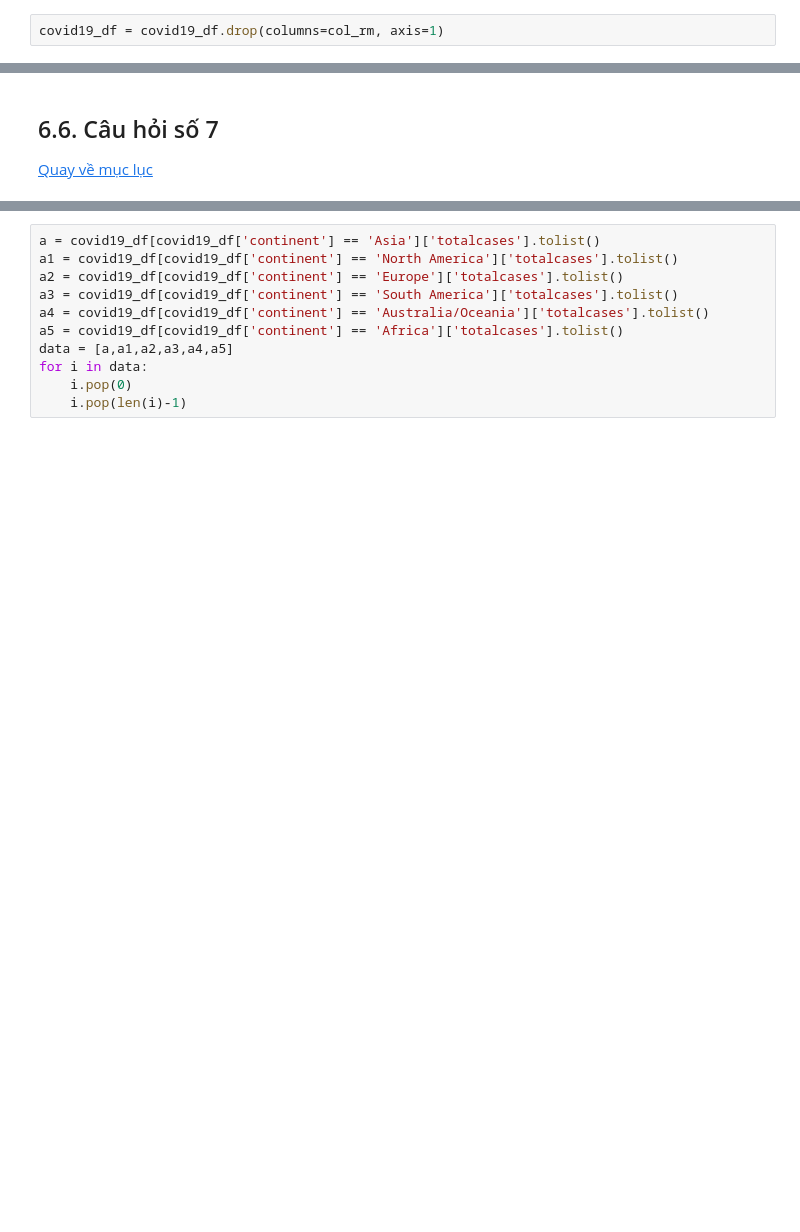
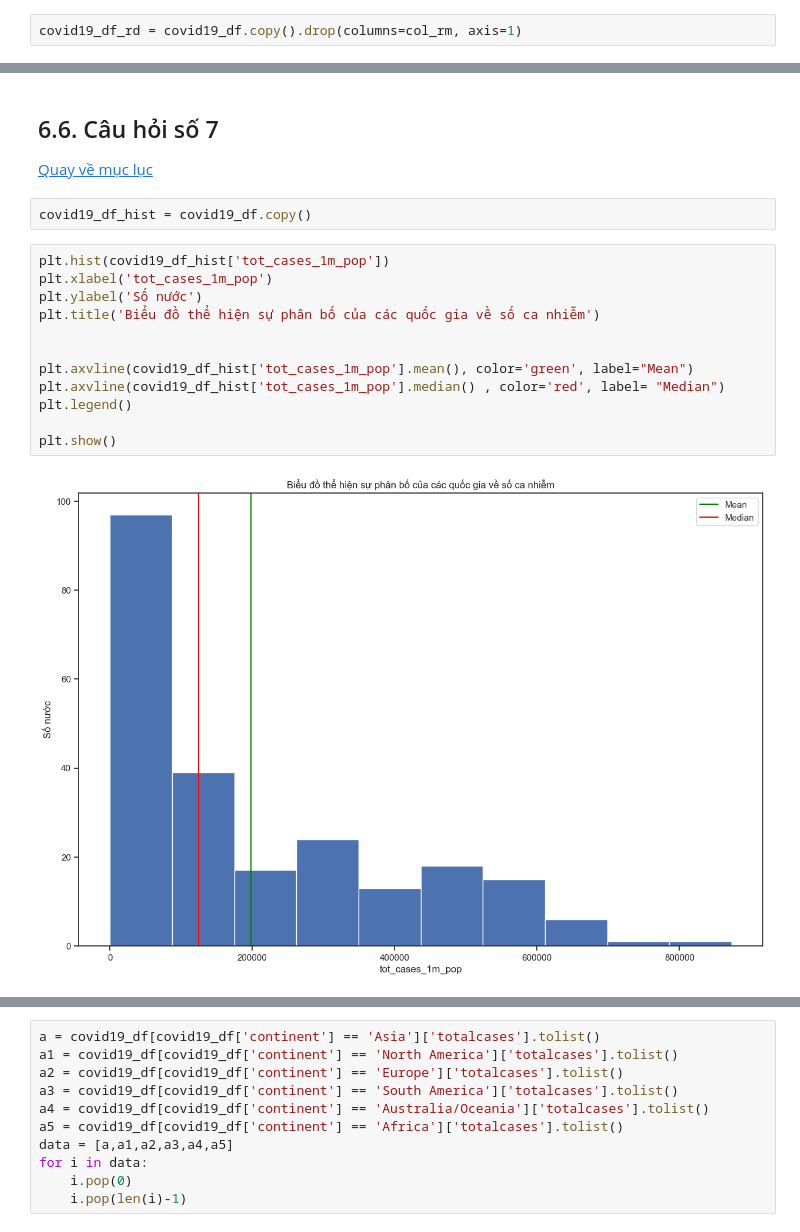
Before and after one commit to phuong1605/Data-Relationship, a Jupyter notebook: lab1.ipynb, the cells around one changed output, grey strips where cells are left out. Drawn from its saved outputs; the diff is of its cells as text; blank space fills up the shorter version.

Commit message:
histogram

```diff
--- a/lab1.ipynb
+++ b/lab1.ipynb
@@ -247,5 +346,5 @@ heatmap_(covid19_df_new[col_sort], a4_dims)
 ## 6.1. Câu hỏi số 2 <a name = "section6_2"></a>
 [Quay về mục lục](#TOC)
 # %%
-covid19_df = covid19_df.drop(columns=col_rm, axis=1)
+covid19_df_rd = covid19_df.copy().drop(columns=col_rm, axis=1)
 # %%
@@ -385,3 +540,19 @@ Từ biểu đồ donutchart, ta thấy được:
 # %% [markdown]
 ## 6.6. Câu hỏi số 7 <a name = "section6_6"></a>
 [Quay về mục lục](#TOC)
+# %%
+covid19_df_hist = covid19_df.copy()
+# %%
+plt.hist(covid19_df_hist['tot_cases_1m_pop'])
+plt.xlabel('tot_cases_1m_pop')
+plt.ylabel('Số nước')
+plt.title('Biểu đồ thể hiện sự phân bố của các quốc gia về số ca nhiễm')
+
+
+plt.axvline(covid19_df_hist['tot_cases_1m_pop'].mean(), color='green', label="Mean")
+plt.axvline(covid19_df_hist['tot_cases_1m_pop'].median() , color='red', label= "Median")
+plt.legend()
+
+plt.show()
+# %% [output]
+[figure, added]
```
Also changed, not shown: parts of 32 cells of this notebook.
